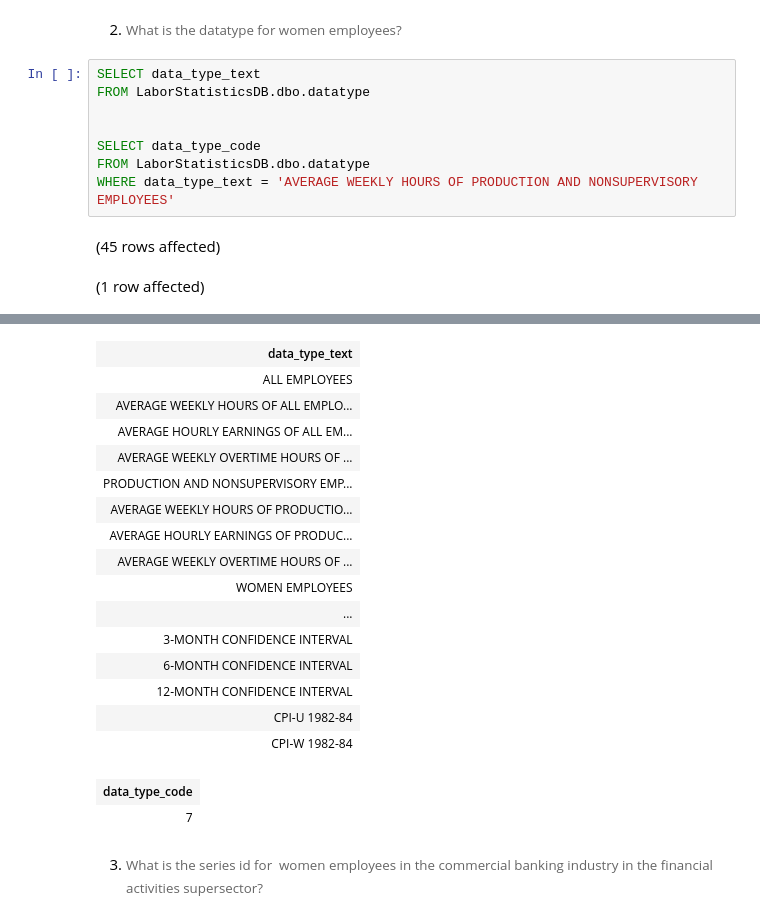
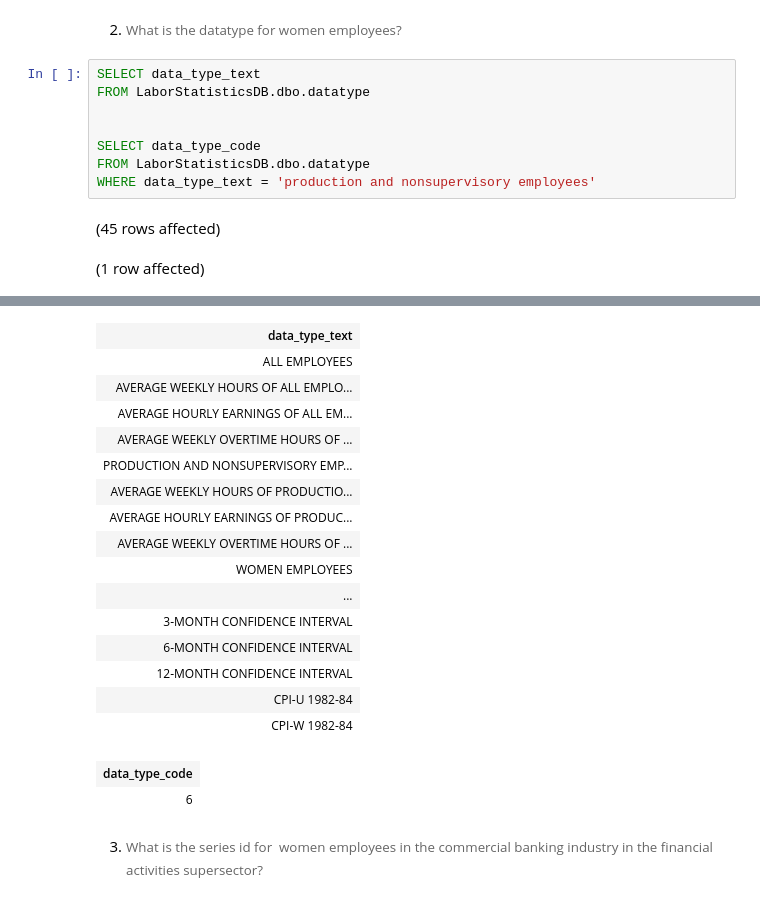
Before and after one commit to fsaidova74/Assignment3_9to5, a Jupyter notebook: 9to5.ipynb, the cells around one changed output, grey strips where cells are left out. Saved outputs shown, nothing was run; the diff lists cells and outputs as text.

```diff
--- a/9to5.ipynb
+++ b/9to5.ipynb
@@ -130,7 +130,7 @@ FROM LaborStatisticsDB.dbo.datatype
 
 SELECT data_type_code
 FROM LaborStatisticsDB.dbo.datatype
-WHERE data_type_text = 'AVERAGE WEEKLY HOURS OF PRODUCTION AND NONSUPERVISORY EMPLOYEES'
+WHERE data_type_text = 'production and nonsupervisory employees'
 # %% [output]
 (45 rows affected)
 (1 row affected)
@@ -138,21 +138,21 @@ Total execution time: 00:00:00.098
 | data_type_text |
 | ALL EMPLOYEES |
 | AVERAGE WEEKLY HOURS OF ALL EMPLO... |
 | AVERAGE HOURLY EARNINGS OF ALL EM... |
 | AVERAGE WEEKLY OVERTIME HOURS OF ... |
 | PRODUCTION AND NONSUPERVISORY EMP... |
 | AVERAGE WEEKLY HOURS OF PRODUCTIO... |
 | AVERAGE HOURLY EARNINGS OF PRODUC... |
 | AVERAGE WEEKLY OVERTIME HOURS OF ... |
 | WOMEN EMPLOYEES |
 | ... |
 | 3-MONTH CONFIDENCE INTERVAL |
 | 6-MONTH CONFIDENCE INTERVAL |
 | 12-MONTH CONFIDENCE INTERVAL |
 | CPI-U 1982-84 |
 | CPI-W 1982-84 |
 | data_type_code |
-| 7 |
+| 6 |
 # %% [markdown]
 3. <span style="background-color: rgb(255, 255, 255); font-size: 10pt; white-space: pre-wrap; color: rgb(102, 102, 102); font-family: Arvo, serif;">What is the series id for&nbsp; women employees in the commercial banking industry in the financial activities supersector?</span>
 # %%
```
Also changed, not shown: parts of 12 cells of this notebook.
